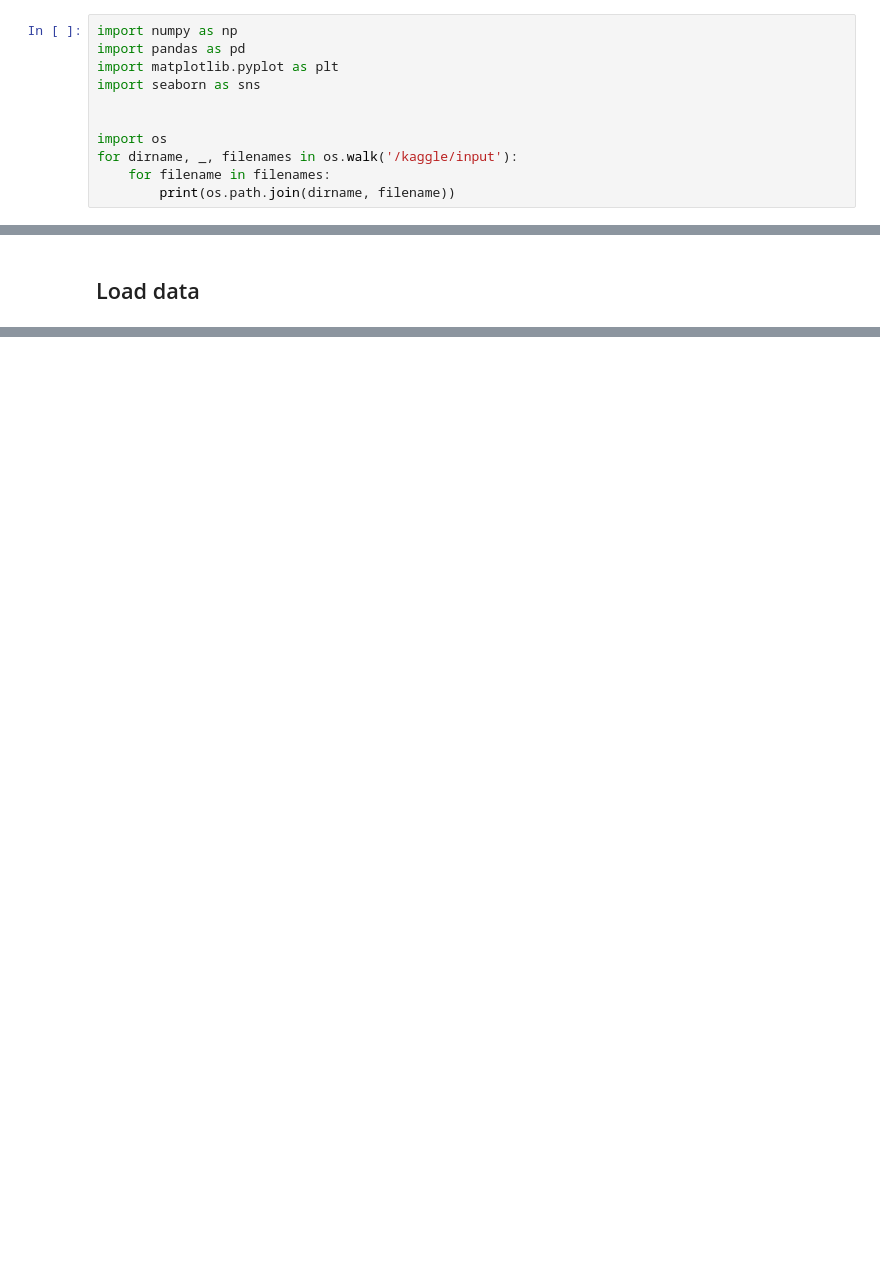
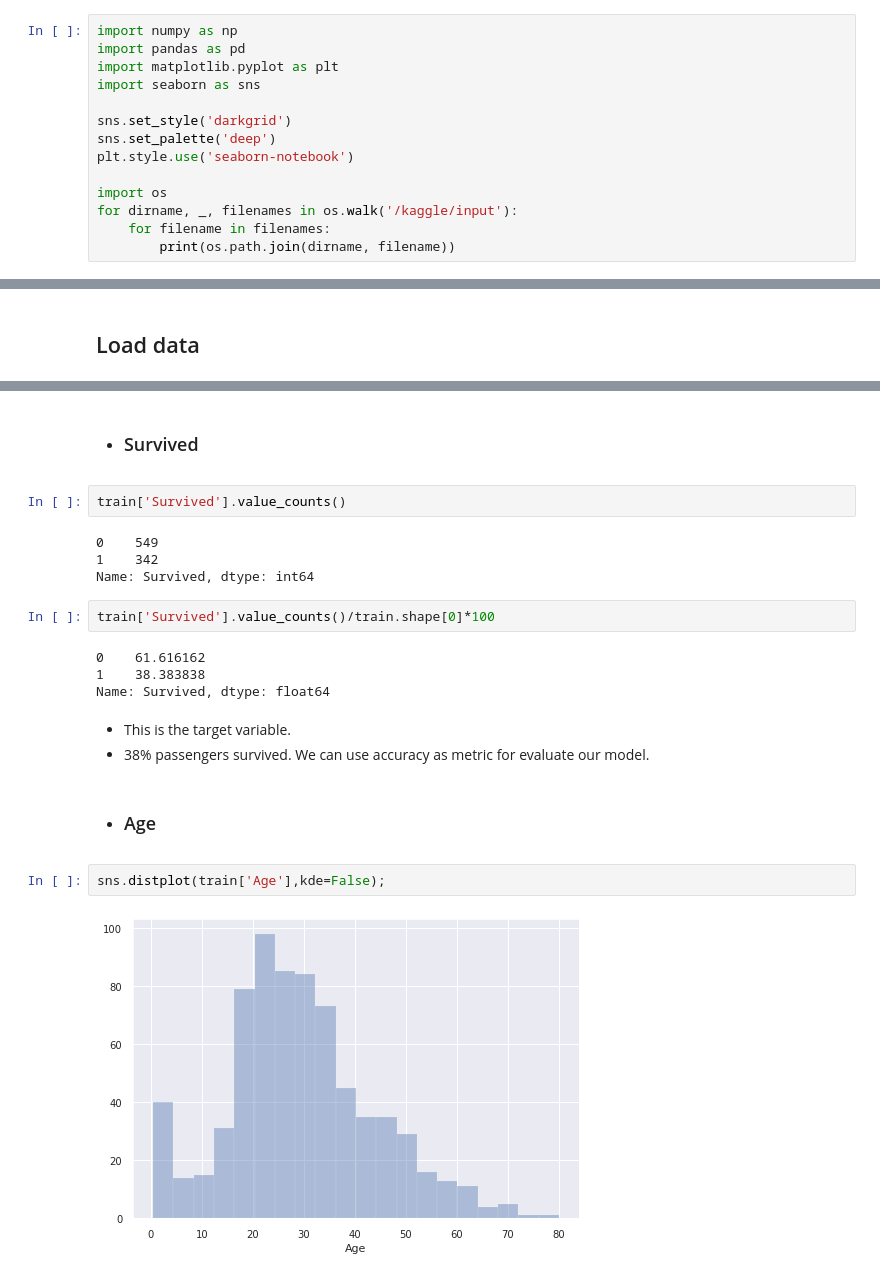
Before and after one commit to adriancervero/kaggle, a Jupyter notebook: Titanic/titanic.ipynb, the cells around one changed output, grey strips where cells are left out. Drawn from its saved outputs; the diff is of its cells as text; blank space fills up the shorter version.

```diff
--- a/Titanic/titanic.ipynb
+++ b/Titanic/titanic.ipynb
@@ -6,6 +6,9 @@ import pandas as pd
 import matplotlib.pyplot as plt
 import seaborn as sns
 
+sns.set_style('darkgrid')
+sns.set_palette('deep')
+plt.style.use('seaborn-notebook')
 
 import os
 for dirname, _, filenames in os.walk('/kaggle/input'):
@@ -22,0 +72,23 @@ test = pd.read_csv('/kaggle/input/titanic/test.csv')
+# %% [markdown]
+* ### Survived
+# %%
+train['Survived'].value_counts()
+# %% [output]
+0    549
+1    342
+Name: Survived, dtype: int64
+# %%
+train['Survived'].value_counts()/train.shape[0]*100
+# %% [output]
+0    61.616162
+1    38.383838
+Name: Survived, dtype: float64
+# %% [markdown]
+* This is the target variable.
+* 38% passengers survived. We can use accuracy as metric for evaluate our model.
+# %% [markdown]
+* ### Age
+# %%
+sns.distplot(train['Age'],kde=False);
+# %% [output]
+[figure, added]
```
Also changed, not shown: parts of 172 cells of this notebook.
